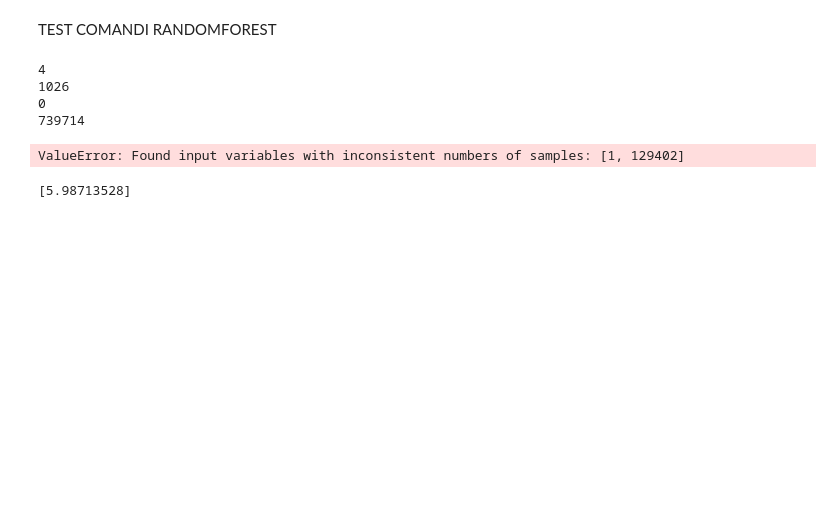
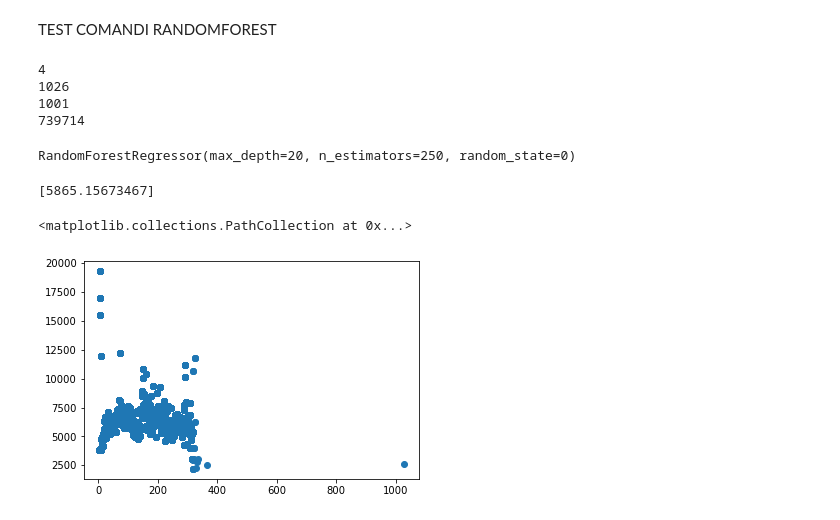
Before and after one commit to mpv88/intro2ml_2021_final_project, a Jupyter notebook: Codes/PROVEVARIE.ipynb, the cells around one changed output. Saved outputs shown, nothing was run; the diff lists cells and outputs as text; code cells hidden in the pictures; blank space fills up the shorter version.

```diff
--- a/Codes/PROVEVARIE.ipynb
+++ b/Codes/PROVEVARIE.ipynb
@@ -122,25 +122,33 @@ TEST COMANDI RANDOMFOREST
 from sklearn.ensemble import RandomForestRegressor
 from sklearn.datasets import make_regression
 # %%
-lmin = min(lunghezze)
-lmax = max(lunghezze)
-rmin = min(retweets)
-rmax = max(retweets)
+lung2D = np.zeros((len(lunghezze),2),dtype=np.int32)
+for i in range(len(lunghezze)):
+    lung2D[i][0]=lunghezze[i]
 # %%
 #lunghezze, retweets = make_regression(n_samples=len(texts),n_features=1, n_informative=1, random_state=0, shuffle=True)
 print(min(lunghezze))
 print(max(lunghezze))
 print(min(retweets))
 print(max(retweets))
+
 regr = RandomForestRegressor(n_estimators=250,max_depth=20, random_state=0)
-regr.fit([lunghezze],retweets)
+regr.fit(lung2D,retweets)
 # %% [output]
 4
 1026
-0
+1001
 739714
-ValueError: Found input variables with inconsistent numbers of samples: [1, 129402]
+RandomForestRegressor(max_depth=20, n_estimators=250, random_state=0)
 # %%
-print(regr.predict([[1.2]]))
+print(regr.predict([[160,0]]))
 # %% [output]
-[5.98713528]
+[5865.15673467]
+# %%
+predpoints = np.zeros((len(lunghezze),1),dtype=float)
+for i in range(len(lunghezze)):
+    predpoints[i] = regr.predict([[lunghezze[i],0]])
+mpl.scatter(lunghezze,predpoints)
+# %% [output]
+<matplotlib.collections.PathCollection at 0x...>
+[figure, added]
```
Also changed, not shown: parts of 6 cells of this notebook, 2 other files.
